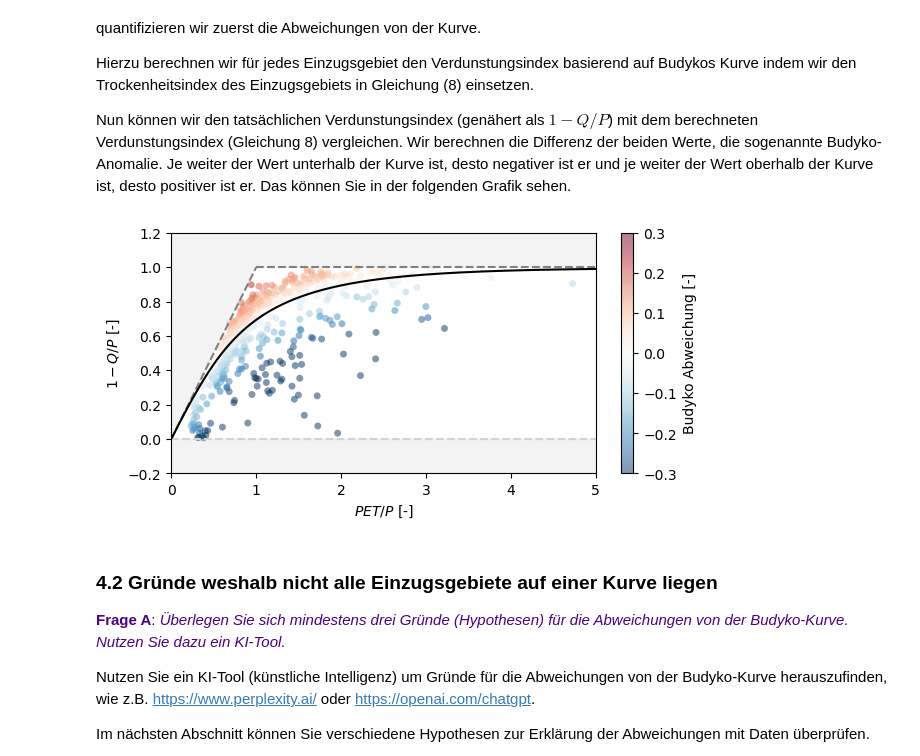
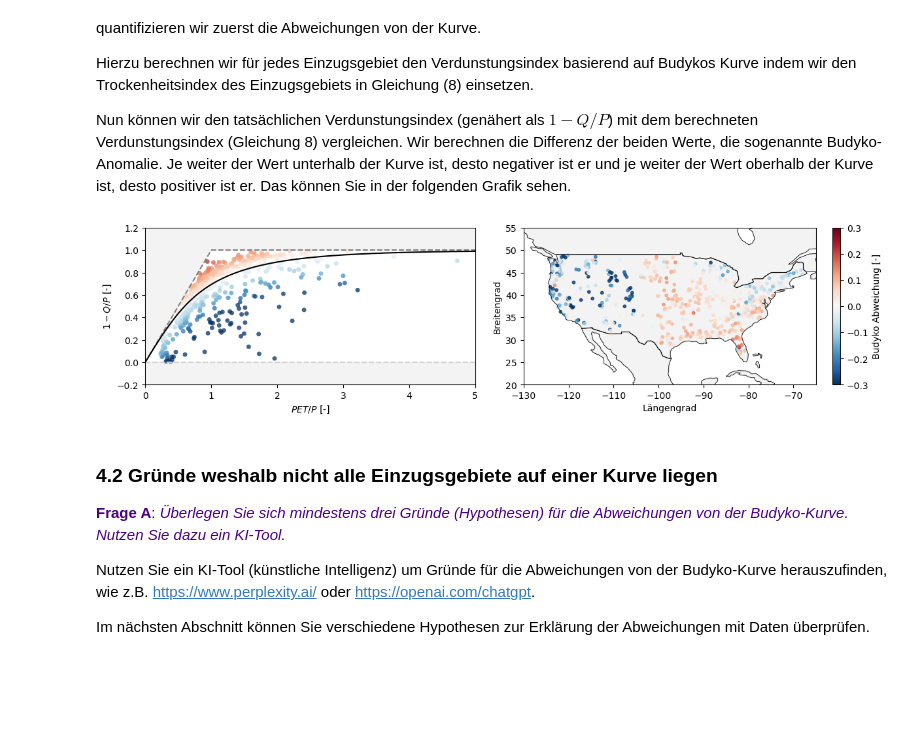
Before and after one commit to SebastianGnann/Budyko_Lehre, a Jupyter notebook: Budyko.ipynb, the cells around one changed output. Saved outputs shown, nothing was run; the diff lists cells and outputs as text; code cells hidden in the pictures; blank space fills up the shorter version.

```diff
--- a/Budyko.ipynb
+++ b/Budyko.ipynb
@@ -399,22 +415,3 @@ plot_Budyko(plot_curve=True)
 # %%
 # remove points outside limits
 df.loc[np.logical_or((1-df["runoff_ratio"])<0,(1-df["runoff_ratio"])>df["aridity"])] = np.nan
-# %%
-# plot map
-from matplotlib.colors import Normalize
-world = gpd.read_file(gpd.datasets.get_path('naturalearth_lowres'))
-#us = world[world.name == 'United States of America']
-gdf = gpd.GeoDataFrame(df, geometry=gpd.points_from_xy(df.gauge_lon, df.gauge_lat))
-fig, ax = plt.subplots(figsize=(6, 3))
-world.boundary.plot(ax=ax, linewidth=0.5, color='black')
-world.plot(ax=ax, color='lightgrey', edgecolor='black')
-plot = gdf.plot(ax=ax, markersize=10, c=1-gdf["runoff_ratio"], legend=True)
-norm = Normalize(vmin=gdf["runoff_ratio"].min(), vmax=gdf["runoff_ratio"].max())
-sm = plt.cm.ScalarMappable(cmap='viridis', norm=norm)
-sm.set_array([])
-cbar = fig.colorbar(sm, ax=ax, orientation='vertical', label='Verdunstungsindex')
-plt.title('CAMELS US Einzugsgebiete')
-plt.xlabel('Längengrad')
-plt.ylabel('Breitengrad')
-plt.xlim(-130, -65); plt.ylim(20, 55)
-%matplotlib inline
@@ -434,37 +429,54 @@ Nun können wir den tatsächlichen Verdunstungsindex (genähert als $1 - Q/P$) m
 # %%
 # define function that creates a Budyko plot coloured according to Budyko anomalies
 def plot_Budyko_anomaly(*args):
 
     #todo: add dict for z name and unit
 
     # create figure
-    fig = plt.figure(figsize=(6, 3), constrained_layout=True)
-    axes = plt.axes()
+    #fig = plt.figure(figsize=(6, 3), constrained_layout=True)
+    #axes = plt.axes()
+
+    # create figure
+    fig, axes = plt.subplots(figsize=(12, 3), constrained_layout=True,
+                             nrows=1, ncols=2, gridspec_kw={'width_ratios': [2, 2]})
 
     # plot catchments in Budyko space coloured according to Budyko anomalies
-    im = axes.scatter(df["aridity"], 1-df["runoff_ratio"], s=25, c=df["Budyko_anomaly"],
-                      alpha=0.5, lw=0, cmap=plt.colormaps['RdBu'].reversed())
+    im = axes[0].scatter(df["aridity"], 1-df["runoff_ratio"], s=25, c=df["Budyko_anomaly"],
+                      alpha=0.75, lw=0, cmap='RdBu_r', vmin=-0.3, vmax=0.3)
 
     # specify axes, labels, etc.
-    axes.set_xlabel("$PET/P$ [-]")
-    axes.set_ylabel("$1 - Q/P$ [-]")
-    axes.set_xlim([0, 5])
-    axes.set_ylim([-0.2, 1.2])
-    helper_fcts.plot_Budyko_limits(df["aridity"], df["runoff_ratio"], axes)
-    helper_fcts.plot_Budyko_curve(np.linspace(0.01,10,1000), axes)
+    axes[0].set_xlabel("$PET/P$ [-]")
+    axes[0].set_ylabel("$1 - Q/P$ [-]")
+    axes[0].set_xlim([0, 5])
+    axes[0].set_ylim([-0.2, 1.2])
+    helper_fcts.plot_Budyko_limits(df["aridity"], df["runoff_ratio"], axes[0])
+    helper_fcts.plot_Budyko_curve(np.linspace(0.01,10,1000), axes[0])
     #axes.set_xscale('log')
-    cbar = fig.colorbar(im, ax=axes)
-    cbar.set_label("Budyko Abweichung [-]")
-    cbar.mappable.set_clim(vmin=-0.3,vmax=0.3)
+    #cbar = fig.colorbar(im, ax=axes)
+    #cbar.set_label("Budyko Abweichung [-]")
+    #cbar.mappable.set_clim(vmin=-0.3,vmax=0.3)
 
-    plt.show()
+    # plot map
+    world = gpd.read_file(gpd.datasets.get_path('naturalearth_lowres'))
+    gdf = gpd.GeoDataFrame(df, geometry=gpd.points_from_xy(df.gauge_lon, df.gauge_lat))
+    #fig, ax = plt.subplots(figsize=(6, 3))
+    world.boundary.plot(ax=axes[1], linewidth=0.5, color='black')
+    world.plot(ax=axes[1], color='lightgrey', edgecolor='black', alpha=0.25)
+    plot = gdf.plot(ax=axes[1], markersize=10, column=gdf["Budyko_anomaly"], alpha=0.75, cmap='RdBu_r', vmin=-0.3, vmax=0.3)
+    norm = Normalize(vmin=-0.3, vmax=0.3)
+    sm = plt.cm.ScalarMappable(cmap='RdBu_r', norm=norm)
+    sm.set_array([])
+    cbar = fig.colorbar(sm, ax=axes[1], orientation='vertical', label='Budyko Abweichung [-]')
+    plt.xlabel('Längengrad')
+    plt.ylabel('Breitengrad')
+    plt.xlim(-130, -65); plt.ylim(20, 55)
 
 # run the function
 plot_Budyko_anomaly()
 
 %matplotlib inline
 # %% [output]
-[figure, old version]
+[figure, new version]
 # %% [markdown]
 ### **4.2 Gründe weshalb nicht alle Einzugsgebiete auf einer Kurve liegen**
 
```
Also changed, not shown: parts of 8 cells of this notebook.
